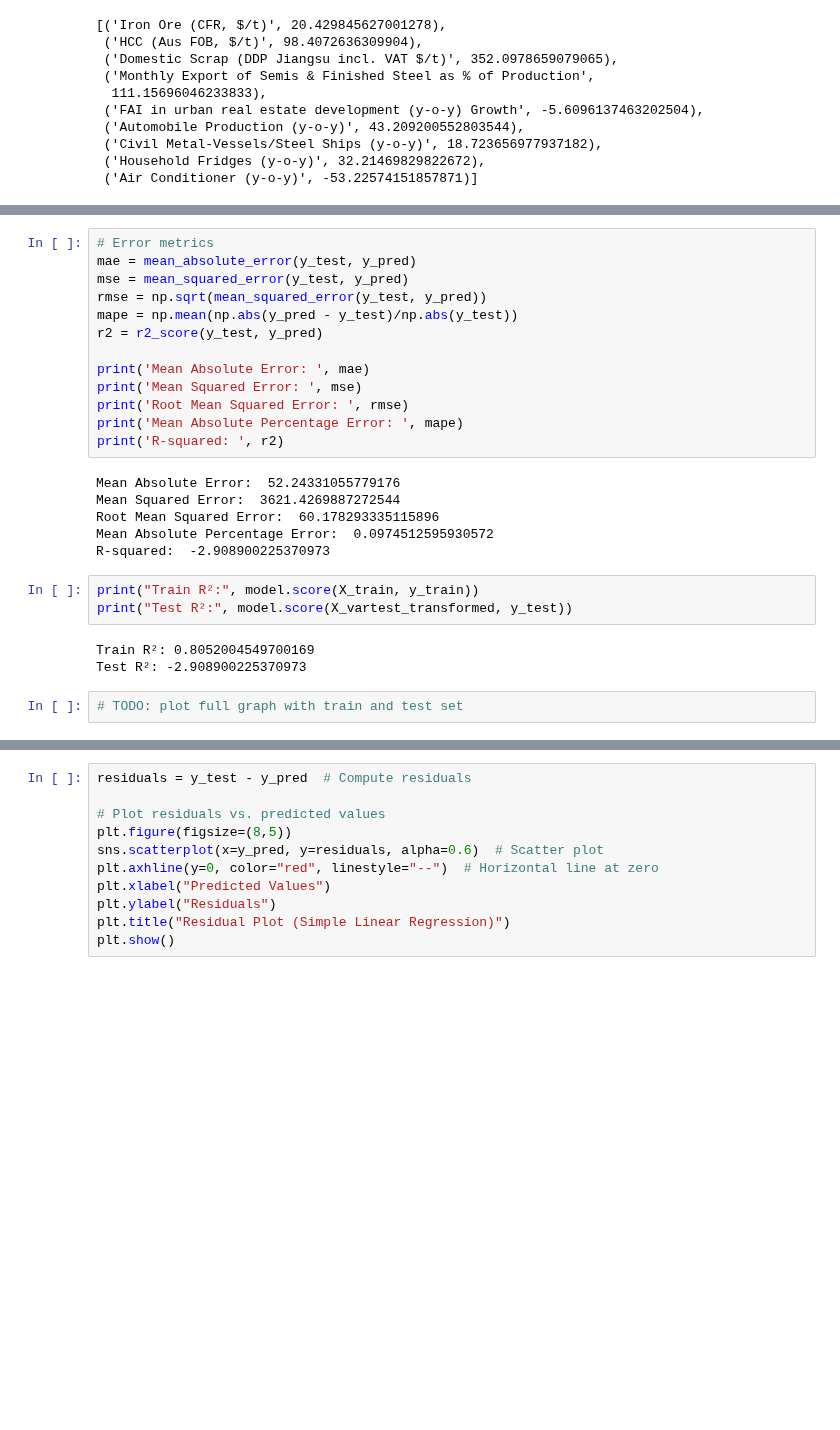
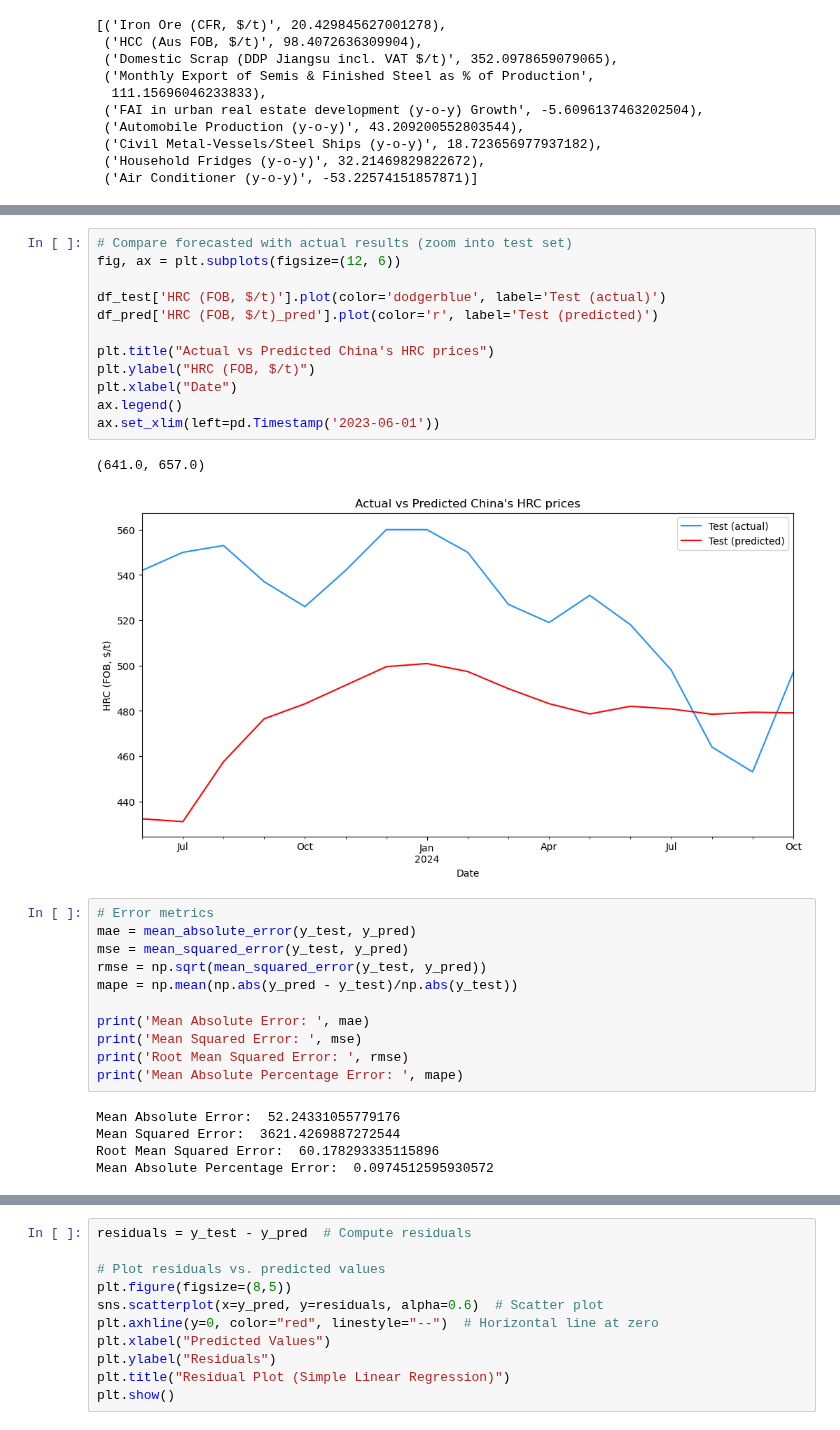
Before and after one commit to nguyenhpnguyen/BT4103-Business-Analytics-Capstone-Project, a Jupyter notebook: notebook/04_multiple_regression.ipynb, the cells around one changed output, grey strips where cells are left out. Cells and saved outputs as stored; diff of their text form; blank space fills up the shorter version.

```diff
--- a/notebook/04_multiple_regression.ipynb
+++ b/notebook/04_multiple_regression.ipynb
@@ -111,27 +151,31 @@ y_pred = model.predict(X_vartest_transformed)
+# %%
+# Compare forecasted with actual results (zoom into test set)
+fig, ax = plt.subplots(figsize=(12, 6))
+
+df_test['HRC (FOB, $/t)'].plot(color='dodgerblue', label='Test (actual)')
+df_pred['HRC (FOB, $/t)_pred'].plot(color='r', label='Test (predicted)')
+
+plt.title("Actual vs Predicted China's HRC prices")
+plt.ylabel("HRC (FOB, $/t)")
+plt.xlabel("Date")
+ax.legend()
+ax.set_xlim(left=pd.Timestamp('2023-06-01'))
+# %% [output]
+(641.0, 657.0)
+[figure, added]
 # %%
 # Error metrics
 mae = mean_absolute_error(y_test, y_pred)
 mse = mean_squared_error(y_test, y_pred)
 rmse = np.sqrt(mean_squared_error(y_test, y_pred))
 mape = np.mean(np.abs(y_pred - y_test)/np.abs(y_test))
-r2 = r2_score(y_test, y_pred)
 
 print('Mean Absolute Error: ', mae)
 print('Mean Squared Error: ', mse)
 print('Root Mean Squared Error: ', rmse)
 print('Mean Absolute Percentage Error: ', mape)
-print('R-squared: ', r2)
 # %% [output]
 Mean Absolute Error:  52.24331055779176
 Mean Squared Error:  3621.4269887272544
 Root Mean Squared Error:  60.178293335115896
 Mean Absolute Percentage Error:  0.0974512595930572
-R-squared:  -2.908900225370973
-# %%
-print("Train R²:", model.score(X_train, y_train))
-print("Test R²:", model.score(X_vartest_transformed, y_test))
-# %% [output]
-Train R²: 0.8052004549700169
-Test R²: -2.908900225370973
-# %%
-# TODO: plot full graph with train and test set
```
Also changed, not shown: parts of 30 cells of this notebook, 1 other file.
